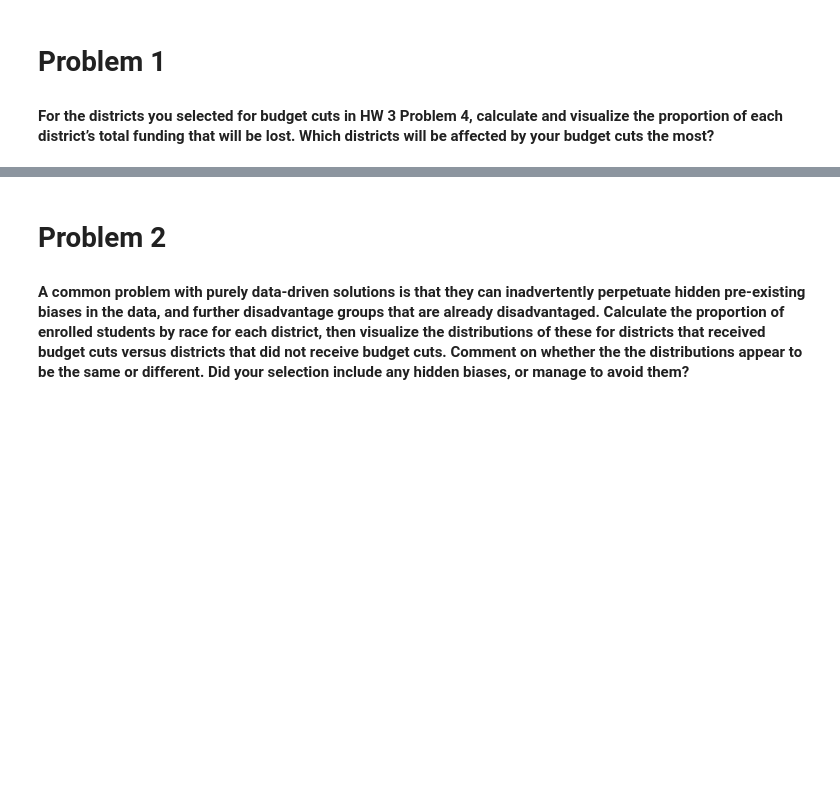
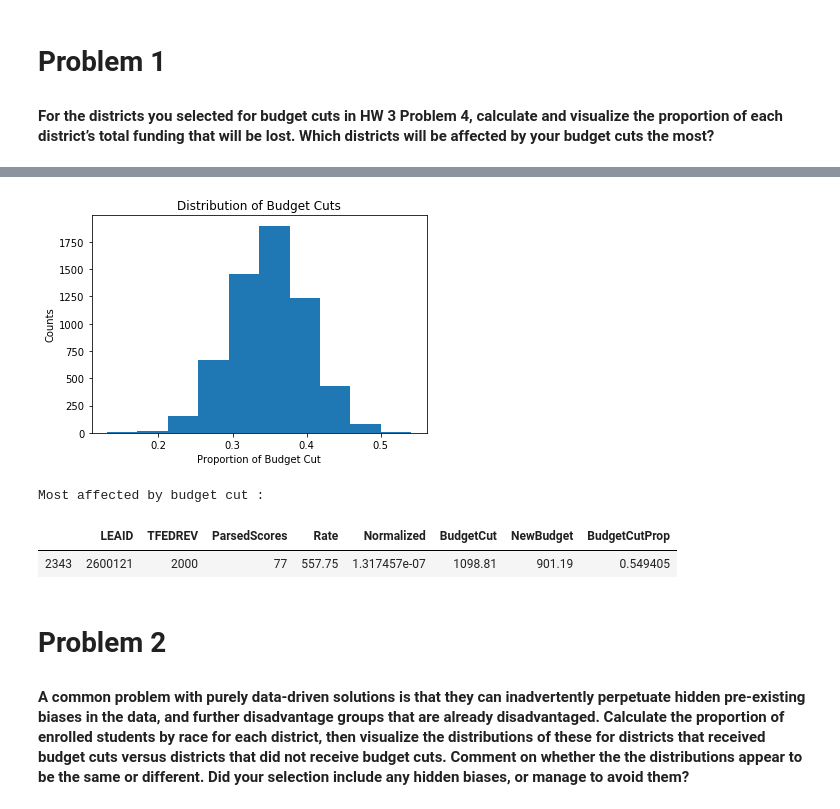
Before and after one commit to sarthakkothari/DS5500, a Jupyter notebook: HW4/HW4.ipynb, the cells around one changed output, grey strips where cells are left out. Saved outputs shown, nothing was run; the diff lists cells and outputs as text; code cells hidden in the pictures; blank space fills up the shorter version.

```diff
--- a/HW4/HW4.ipynb
+++ b/HW4/HW4.ipynb
@@ -96,3 +93,19 @@ budget_cuts.head()
+# %%
+plt.hist(top['BudgetCutProp'])
+plt.title('Distribution of Budget Cuts')
+plt.xlabel('Proportion of Budget Cut')
+plt.ylabel('Counts')
+plt.savefig('Q1.png')
+plt.show()
+# %% [output]
+[figure, added]
+# %%
+print('Most affected by budget cut :')
+top[top['BudgetCutProp'] == max(top['BudgetCutProp'])]
+# %% [output]
+Most affected by budget cut :
+|  | LEAID | TFEDREV | ParsedScores | Rate | Normalized | BudgetCut | NewBudget | BudgetCutProp |
+| 2343 | 2600121 | 2000 | 77 | 557.75 | 1.317457e-07 | 1098.81 | 901.19 | 0.549405 |
 # %% [markdown]
 # Problem 2
 
```
Also changed, not shown: parts of 15 cells of this notebook, 3 other files.
